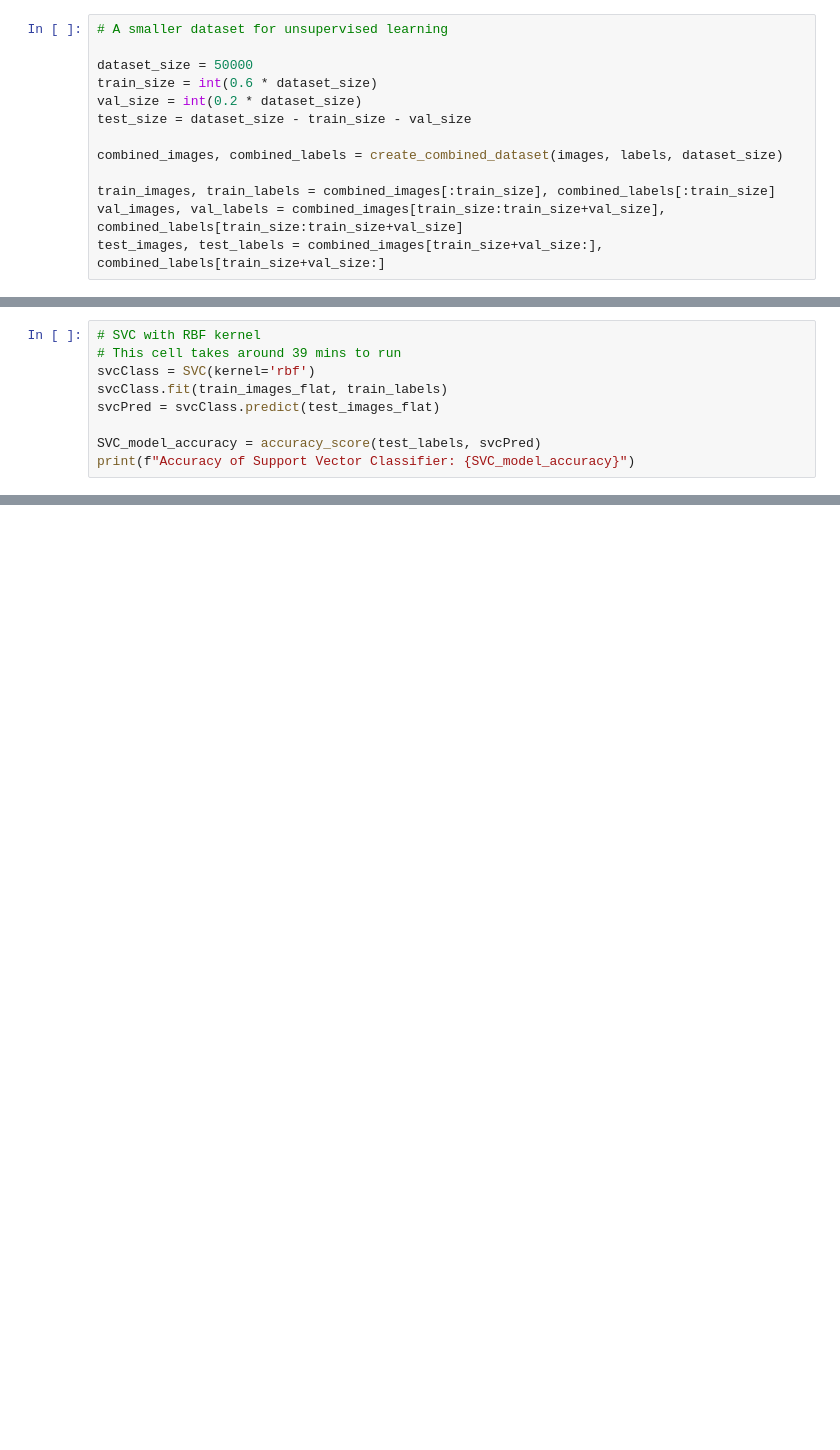
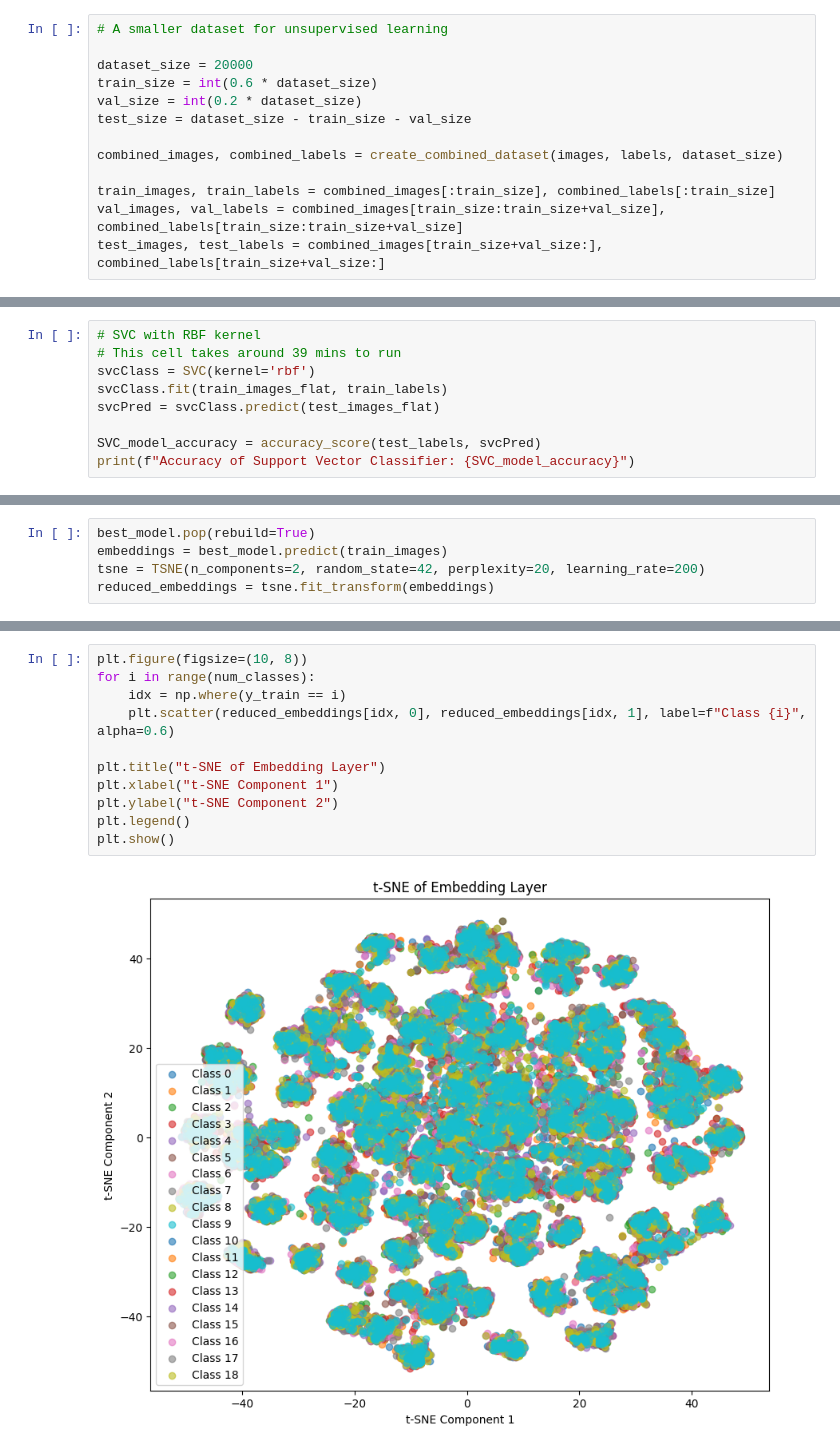
Before and after one commit to john-zhaoyuanzhen/Machine-Learning-Coursework, a Jupyter notebook: m1.ipynb, the cells around one changed output, grey strips where cells are left out. Drawn from its saved outputs; the diff is of its cells as text; blank space fills up the shorter version.

```diff
--- a/m1.ipynb
+++ b/m1.ipynb
@@ -245,7 +218,7 @@ from sklearn.metrics import accuracy_score
 # %%
 # A smaller dataset for unsupervised learning
 
-dataset_size = 50000
+dataset_size = 20000
 train_size = int(0.6 * dataset_size)
 val_size = int(0.2 * dataset_size)
 test_size = dataset_size - train_size - val_size
@@ -297,0 +350,5 @@ print(f"Accuracy of Support Vector Classifier: {SVC_model_accuracy}")
+# %%
+best_model.pop(rebuild=True)
+embeddings = best_model.predict(train_images)
+tsne = TSNE(n_components=2, random_state=42, perplexity=20, learning_rate=200)
+reduced_embeddings = tsne.fit_transform(embeddings)
@@ -297,0 +357,13 @@ print(f"Accuracy of Support Vector Classifier: {SVC_model_accuracy}")
+# %%
+plt.figure(figsize=(10, 8))
+for i in range(num_classes):
+    idx = np.where(y_train == i)
+    plt.scatter(reduced_embeddings[idx, 0], reduced_embeddings[idx, 1], label=f"Class {i}", alpha=0.6)
+
+plt.title("t-SNE of Embedding Layer")
+plt.xlabel("t-SNE Component 1")
+plt.ylabel("t-SNE Component 2")
+plt.legend()
+plt.show()
+# %% [output]
+[figure, added]
```
Also changed, not shown: parts of 20 cells of this notebook, 1 other file.
